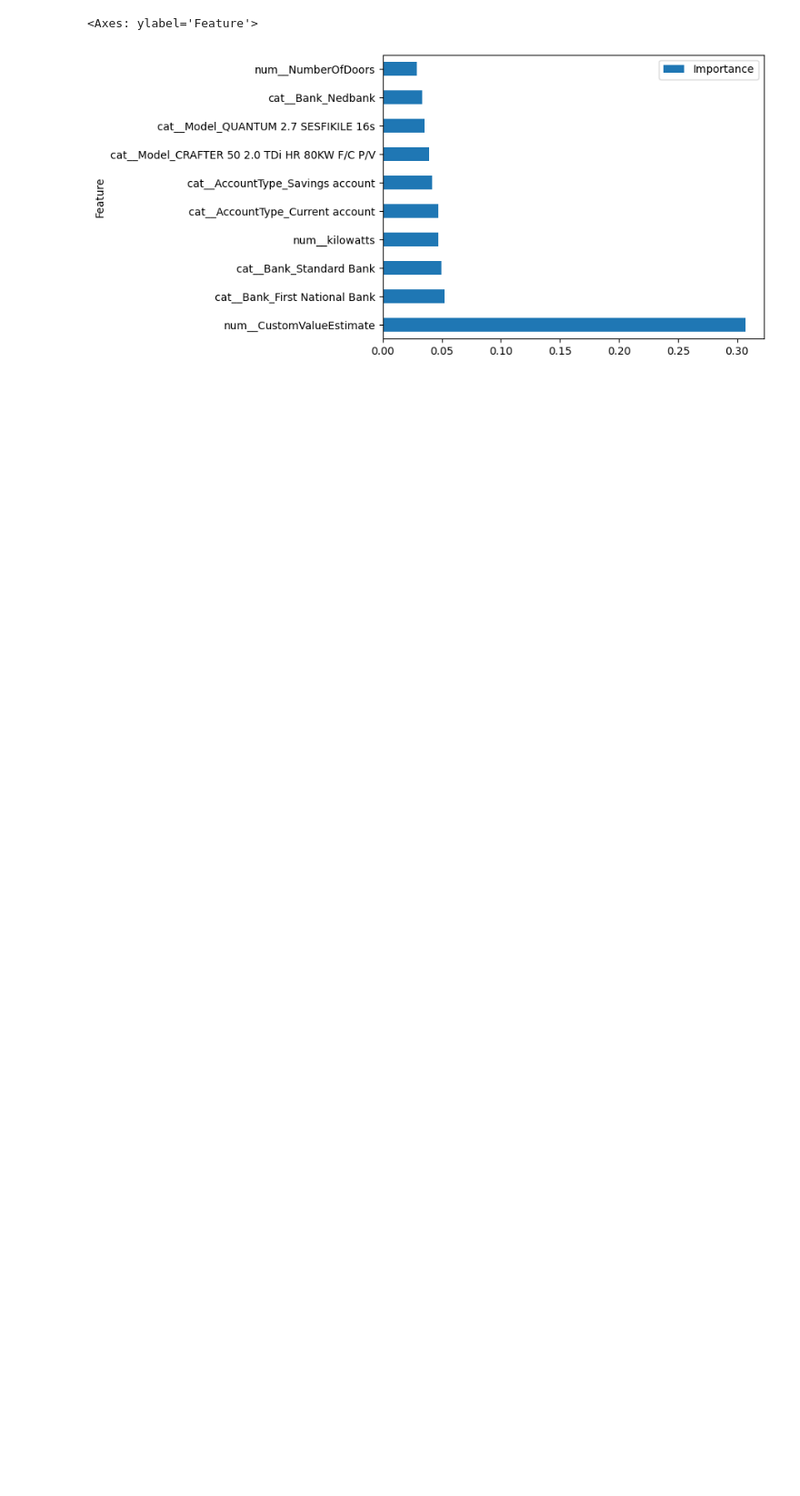
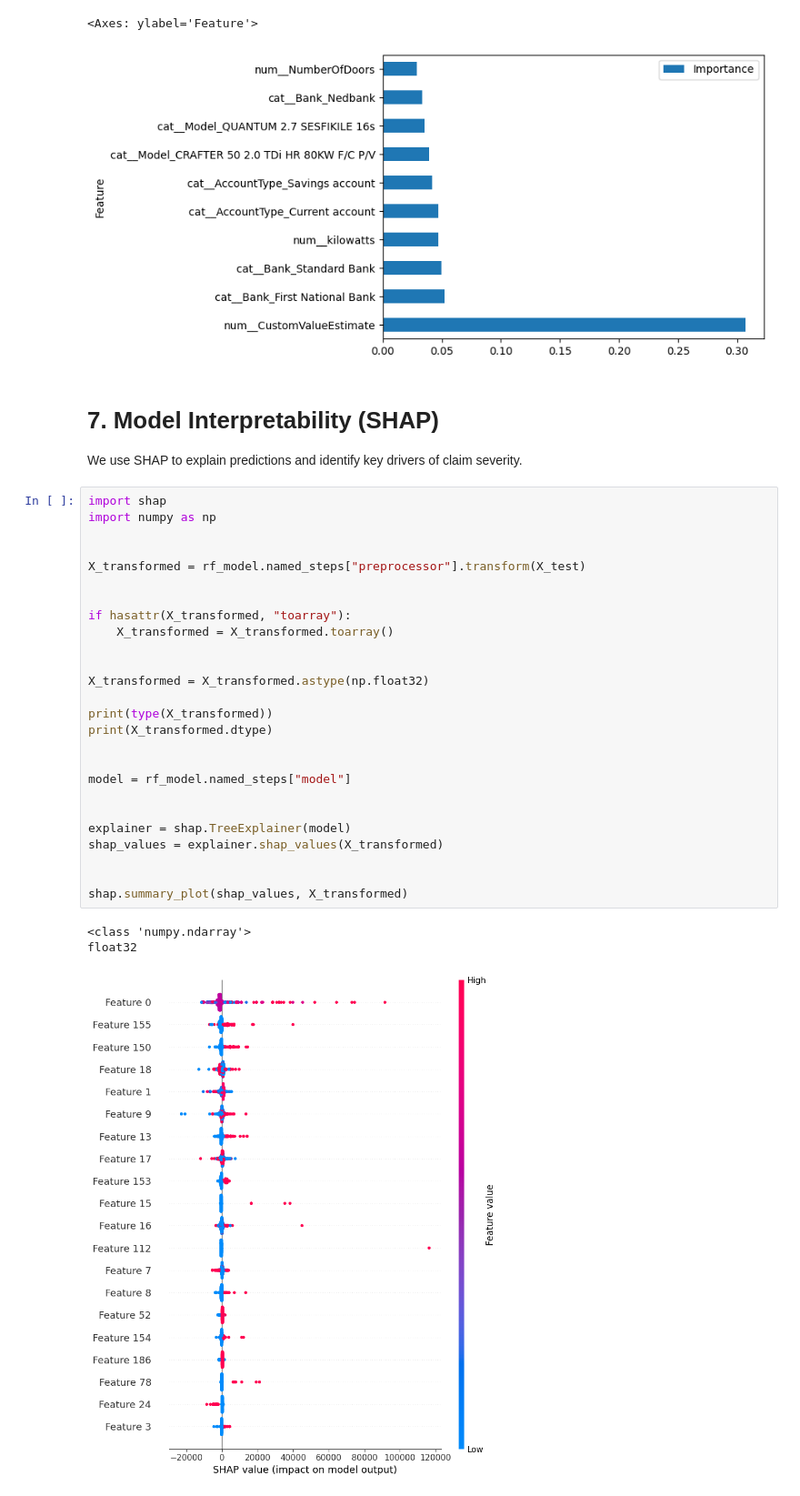
Before and after one commit to Redeat-Birhane/insurance-risk-analytics, a Jupyter notebook: notebooks/03_modeling.ipynb, the cells around one changed output. Shown at 91% size. Drawn from its saved outputs; the diff is of its cells as text; blank space fills up the shorter version.

Commit message:
feat: add SHAP explainability analysis

```diff
--- a/notebooks/03_modeling.ipynb
+++ b/notebooks/03_modeling.ipynb
@@ -277,3 +277,37 @@ feat_imp.head(10).plot(
 # %% [output]
 <Axes: ylabel='Feature'>
 [figure]
+# %% [markdown]
+# 7. Model Interpretability (SHAP)
+
+We use SHAP to explain predictions and identify key drivers of claim severity.
+# %%
+import shap
+import numpy as np
+
+
+X_transformed = rf_model.named_steps["preprocessor"].transform(X_test)
+
+
+if hasattr(X_transformed, "toarray"):
+    X_transformed = X_transformed.toarray()
+
+
+X_transformed = X_transformed.astype(np.float32)
+
+print(type(X_transformed))
+print(X_transformed.dtype)
+
+
+model = rf_model.named_steps["model"]
+
+
+explainer = shap.TreeExplainer(model)
+shap_values = explainer.shap_values(X_transformed)
+
+
+shap.summary_plot(shap_values, X_transformed)
+# %% [output]
+<class 'numpy.ndarray'>
+float32
+[figure, added]
```
Also changed, not shown: parts of 4 cells of this notebook.
